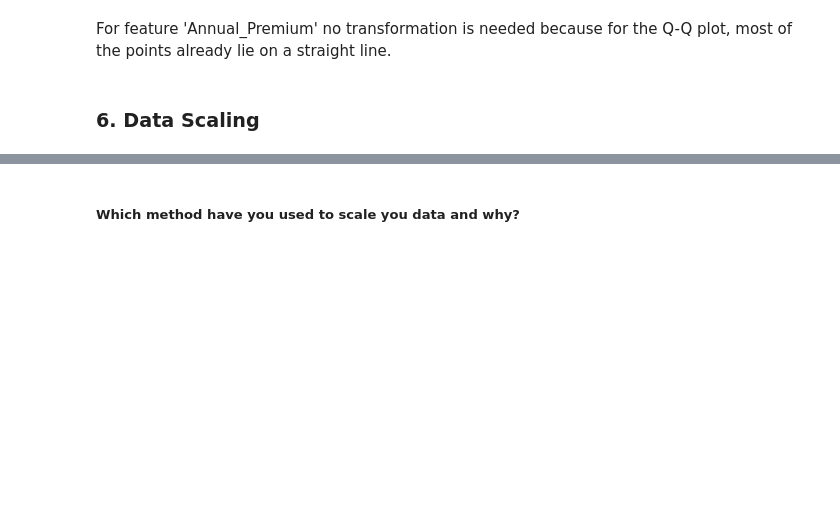
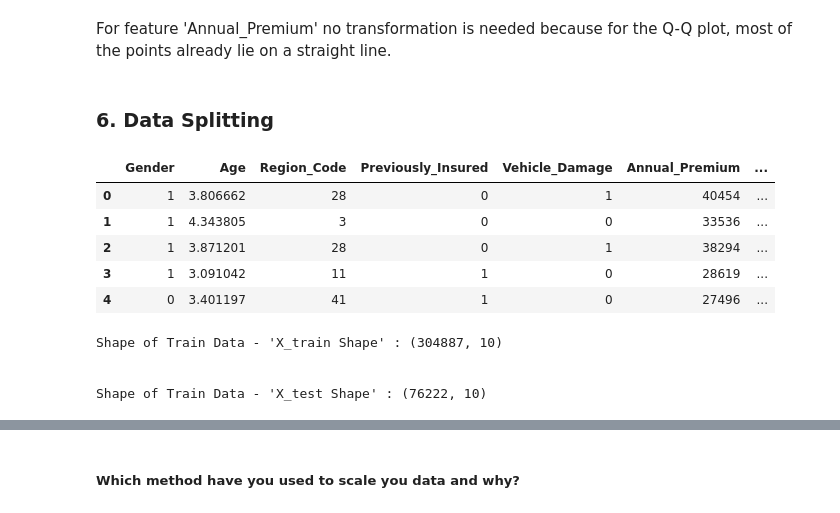
Before and after one commit to abhijain1216/Health-Insurance-Cross-Sell-Prediction-Classification-Project, a Jupyter notebook: Health_Insurance_Cross_Sell_Prediction_Classification_Project.ipynb, the cells around one changed output, grey strips where cells are left out. Cells and saved outputs as stored; diff of their text form; code cells hidden in the pictures; blank space fills up the shorter version.

```diff
--- a/Health_Insurance_Cross_Sell_Prediction_Classification_Project.ipynb
+++ b/Health_Insurance_Cross_Sell_Prediction_Classification_Project.ipynb
@@ -1262,4 +1262,4 @@ For feature 'Annual_Premium' no transformation is needed because for the Q-Q plo
 # Let's apply transformation to the columns
 df['Age'] = np.log(df['Age']+1)
 # %% [markdown]
-### 6. Data Scaling
+### 6. Data Splitting
@@ -1267,0 +1266,14 @@ df['Age'] = np.log(df['Age']+1)
+# %%
+# Dependent and Independent Features
+X = df.drop('Response',axis = 1)
+Y = df['Response']
+# %%
+# Let's check dependent variable dataframe
+X.head()
+# %% [output]
+|  | Gender | Age | Region_Code | Previously_Insured | Vehicle_Damage | Annual_Premium | ... |
+| 0 | 1 | 3.806662 | 28 | 0 | 1 | 40454 | ... |
+| 1 | 1 | 4.343805 | 3 | 0 | 0 | 33536 | ... |
+| 2 | 1 | 3.871201 | 28 | 0 | 1 | 38294 | ... |
+| 3 | 1 | 3.091042 | 11 | 1 | 0 | 28619 | ... |
+| 4 | 0 | 3.401197 | 41 | 1 | 0 | 27496 | ... |
@@ -1267,0 +1288,10 @@ df['Age'] = np.log(df['Age']+1)
+# %%
+# Shape train and test set
+print(f"Shape of Train Data - 'X_train Shape' : {X_train.shape}")
+print('\n')
+print(f"Shape of Train Data - 'X_test Shape' : {X_test.shape}")
+# %% [output]
+Shape of Train Data - 'X_train Shape' : (304887, 10)
+
+
+Shape of Train Data - 'X_test Shape' : (76222, 10)
```
Also changed, not shown: parts of 40 cells of this notebook.
